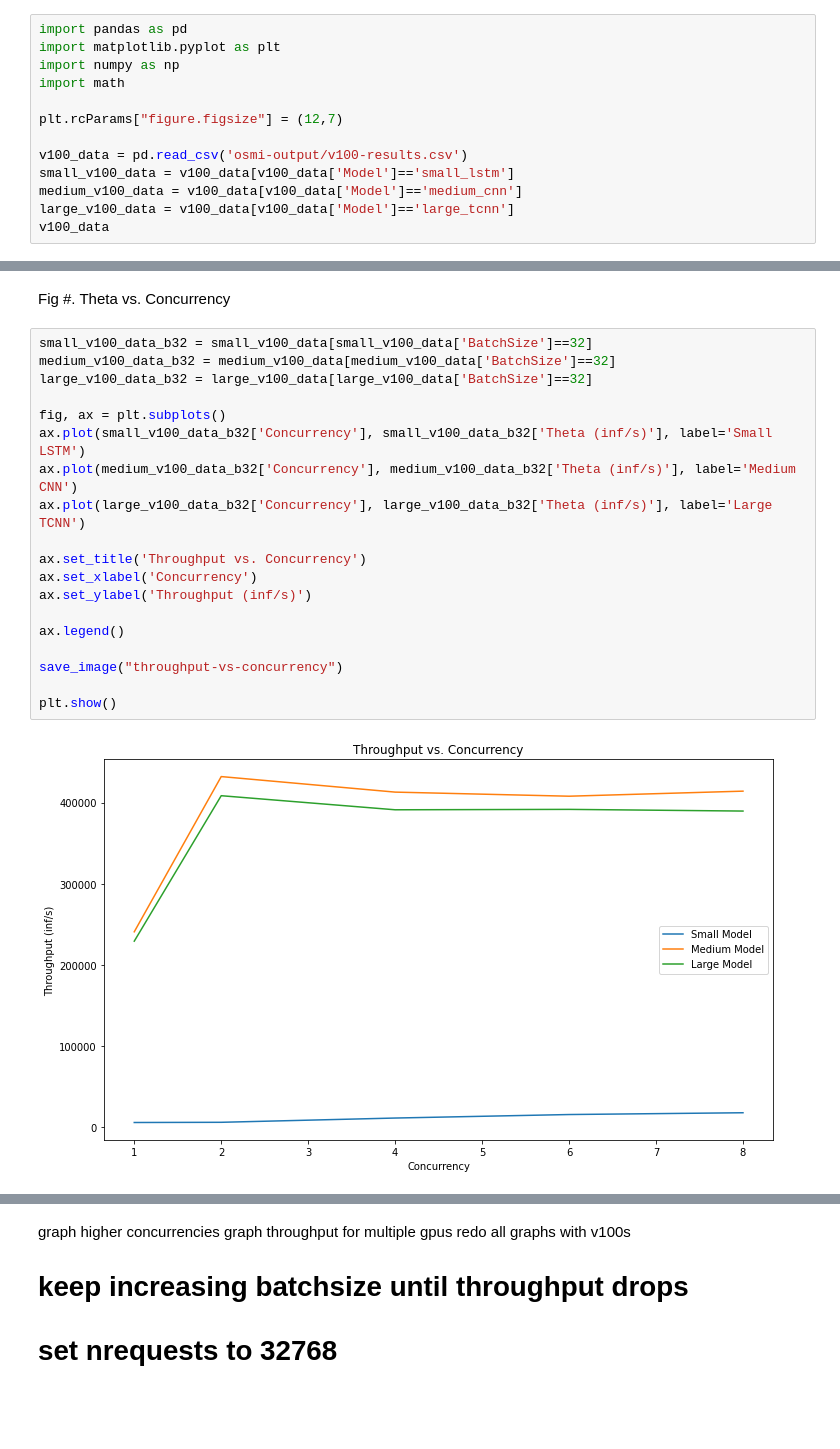
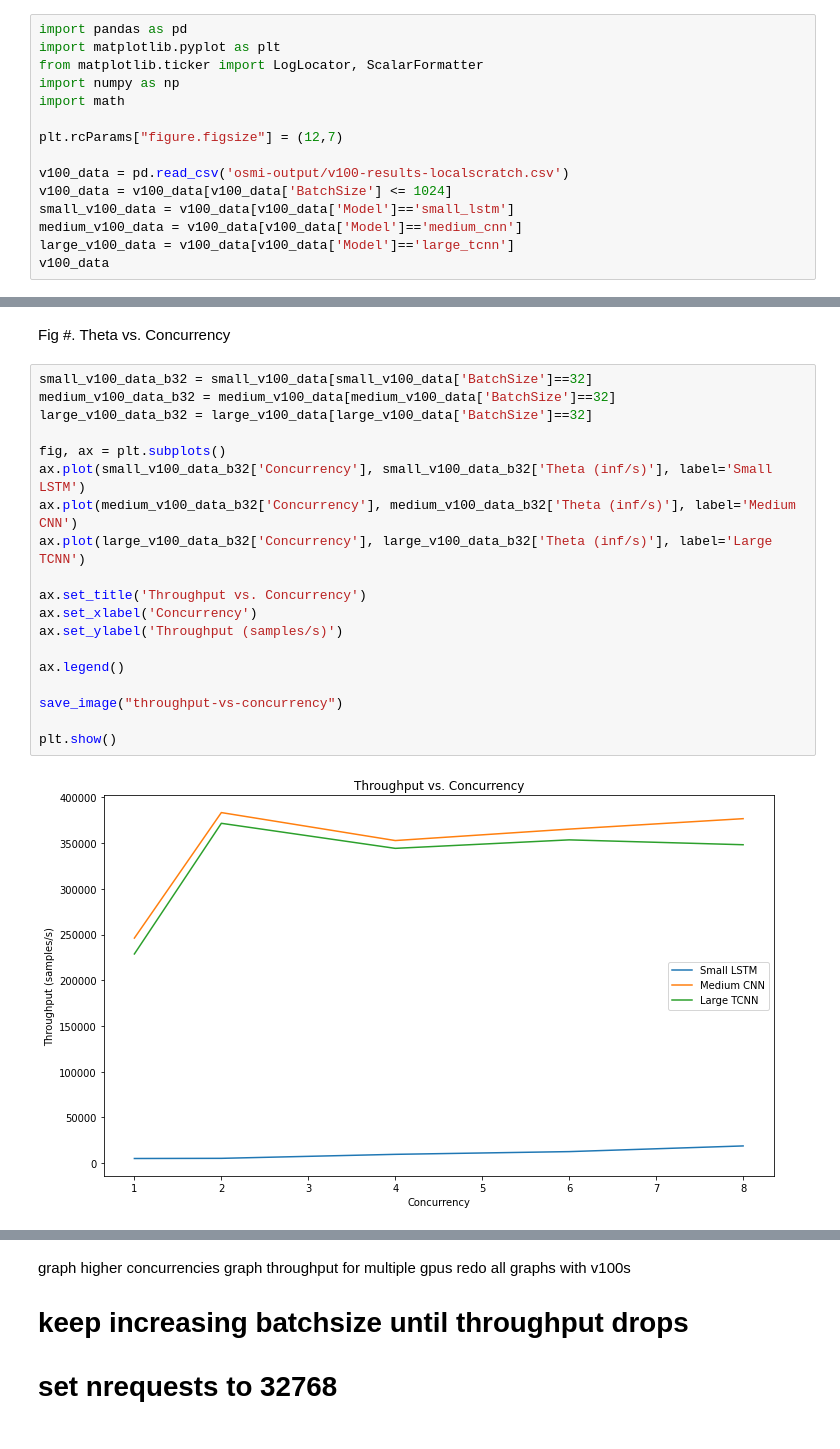
Before and after one commit to laszewsk/deprecated-osmi, a Jupyter notebook: results.ipynb, the cells around one changed output, grey strips where cells are left out. Cells and saved outputs as stored; diff of their text form.

```diff
--- a/results.ipynb
+++ b/results.ipynb
@@ -1,12 +1,14 @@
 # %%
 import pandas as pd
 import matplotlib.pyplot as plt
+from matplotlib.ticker import LogLocator, ScalarFormatter
 import numpy as np
 import math
 
 plt.rcParams["figure.figsize"] = (12,7)
 
-v100_data = pd.read_csv('osmi-output/v100-results.csv')
+v100_data = pd.read_csv('osmi-output/v100-results-localscratch.csv')
+v100_data = v100_data[v100_data['BatchSize'] <= 1024]
 small_v100_data = v100_data[v100_data['Model']=='small_lstm']
 medium_v100_data = v100_data[v100_data['Model']=='medium_cnn']
 large_v100_data = v100_data[v100_data['Model']=='large_tcnn']
@@ -220,21 +263,21 @@ Fig #. Theta vs. Concurrency
 # %%
 small_v100_data_b32 = small_v100_data[small_v100_data['BatchSize']==32]
 medium_v100_data_b32 = medium_v100_data[medium_v100_data['BatchSize']==32]
 large_v100_data_b32 = large_v100_data[large_v100_data['BatchSize']==32]
 
 fig, ax = plt.subplots()
 ax.plot(small_v100_data_b32['Concurrency'], small_v100_data_b32['Theta (inf/s)'], label='Small LSTM')
 ax.plot(medium_v100_data_b32['Concurrency'], medium_v100_data_b32['Theta (inf/s)'], label='Medium CNN')
 ax.plot(large_v100_data_b32['Concurrency'], large_v100_data_b32['Theta (inf/s)'], label='Large TCNN')
 
 ax.set_title('Throughput vs. Concurrency')
 ax.set_xlabel('Concurrency')
-ax.set_ylabel('Throughput (inf/s)')
+ax.set_ylabel('Throughput (samples/s)')
 
 ax.legend()
 
 save_image("throughput-vs-concurrency")
 
 plt.show()
 # %% [output]
-[figure, old version]
+[figure, new version]
```
Also changed, not shown: parts of 12 cells of this notebook.
